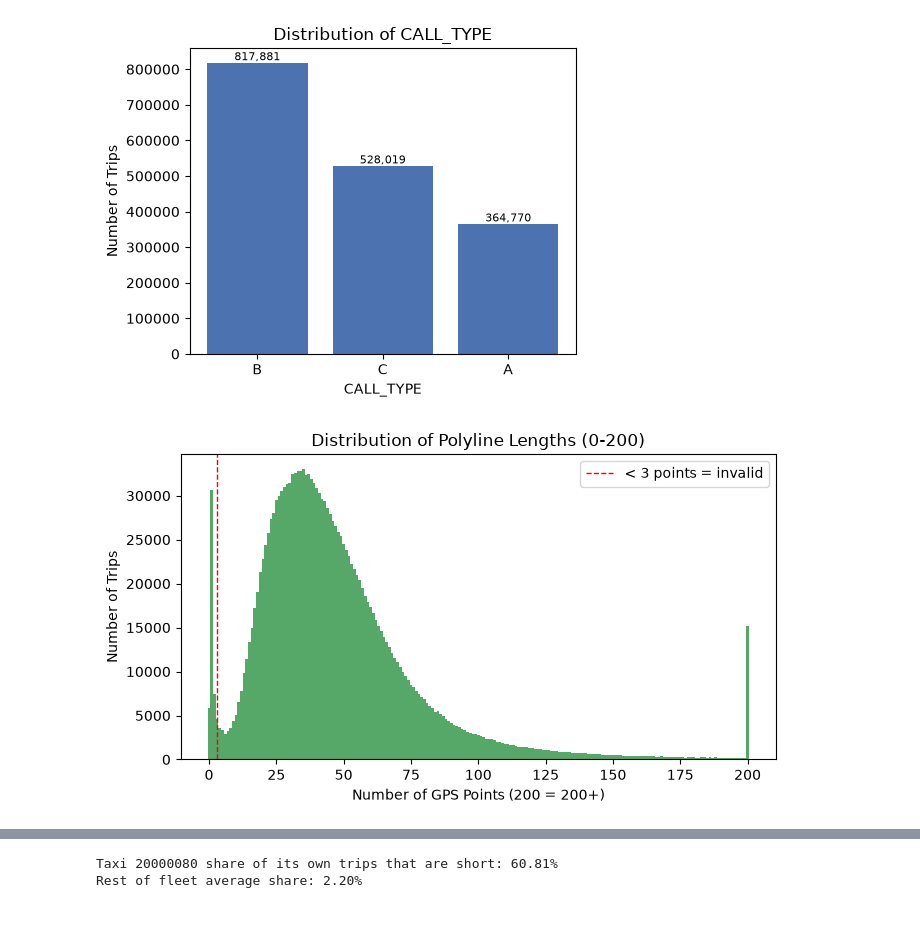
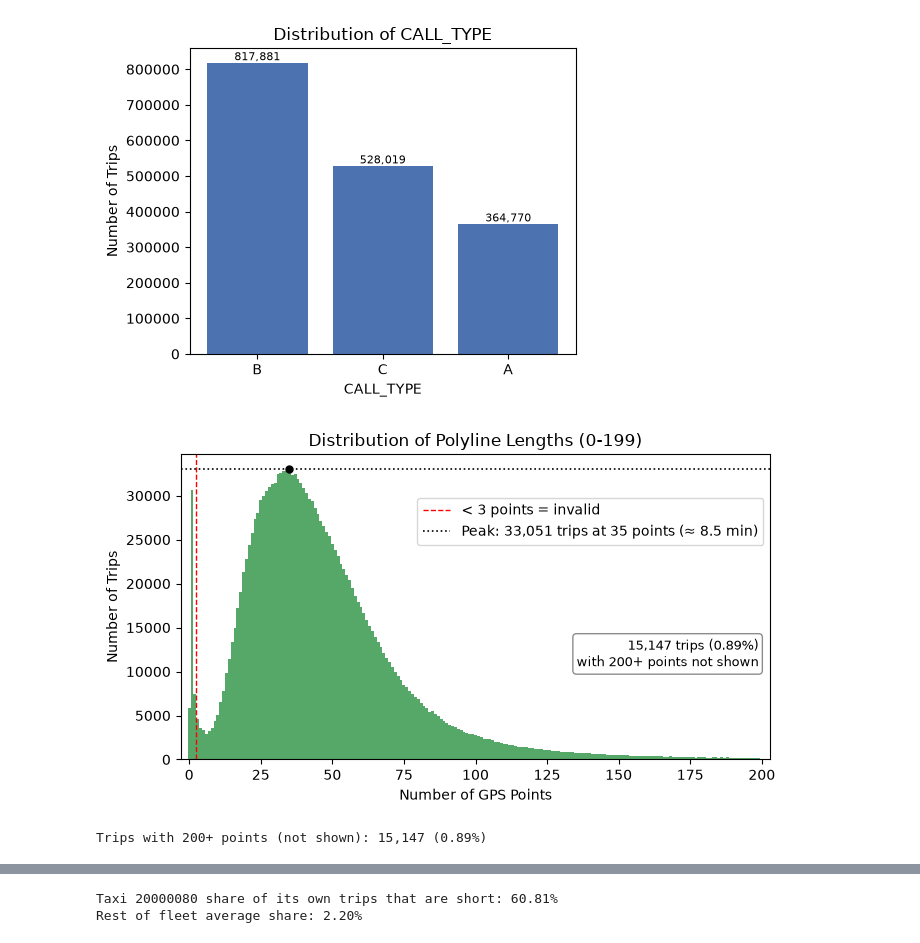
Before and after one commit to HalvardNo/Assignment-2-TDT4225, a Jupyter notebook: eda/porto_eda.ipynb, the cells around one changed output, grey strips where cells are left out. Saved outputs shown, nothing was run; the diff lists cells and outputs as text; code cells hidden in the pictures.

```diff
--- a/eda/porto_eda.ipynb
+++ b/eda/porto_eda.ipynb
@@ -200,14 +237,35 @@ plt.show()
 # %% [output]
 [figure]
 # %%
-plt.figure(figsize=(7,4))
-plt.bar(range(201), poly_len_hist, width=1.0, color="#55A868")
-plt.title("Distribution of Polyline Lengths (0-200)")
-plt.xlabel("Number of GPS Points (200 = 200+)"); plt.ylabel("Number of Trips")
-plt.axvline(3, color="red", linestyle="--", linewidth=1, label="< 3 points = invalid")
-plt.legend()
+# Toppunkt: ignorer 0-2 punkter (invalid-spiken)
+mode_pts = int(np.argmax(poly_len_hist[3:200]) + 3)
+mode_count = int(poly_len_hist[mode_pts])
+mode_min = (mode_pts - 1) * 15 / 60
+
+long_trips = int(poly_len_hist[200])   # turer med 200+ punkter (ikke vist)
+
+plt.figure(figsize=(7, 4))
+plt.bar(range(200), poly_len_hist[:200], width=1.0, color="#55A868")
+plt.axvline(2.5, color="red", linestyle="--", linewidth=1, label="< 3 points = invalid")
+plt.axhline(mode_count, color="black", linestyle=":", linewidth=1.2,
+            label=f"Peak: {mode_count:,} trips at {mode_pts} points (≈ {mode_min:.1f} min)")
+plt.plot(mode_pts, mode_count, "o", color="black", markersize=5)
+
+plt.title("Distribution of Polyline Lengths (0-199)")
+plt.xlabel("Number of GPS Points")
+plt.ylabel("Number of Trips")
+plt.text(0.98, 0.40,
+         f"{long_trips:,} trips ({long_trips/poly_len_stats['count']*100:.2f}%)\n"
+         f"with 200+ points not shown",
+         transform=plt.gca().transAxes, ha="right", va="top", fontsize=9,
+         bbox=dict(boxstyle="round", facecolor="white", edgecolor="gray", alpha=0.9))
+plt.xlim(-3, 203)
+plt.legend(loc="upper right", bbox_to_anchor=(1, 0.88))
 plt.tight_layout()
 plt.savefig("figures/polyline_length_hist.png", dpi=150)
 plt.show()
+
+print(f"Trips with 200+ points (not shown): {long_trips:,} ({long_trips/poly_len_stats['count']*100:.2f}%)")
 # %% [output]
-[figure, old version]
+[figure, new version]
+Trips with 200+ points (not shown): 15,147 (0.89%)
```
Also changed, not shown: parts of 13 cells of this notebook, 3 other files.
